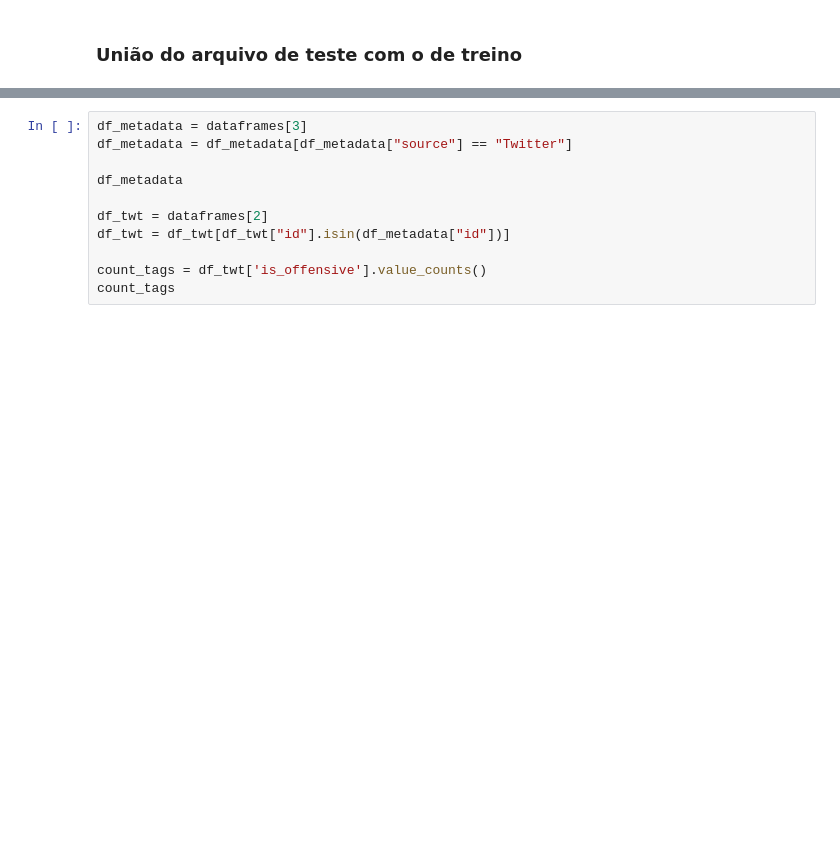
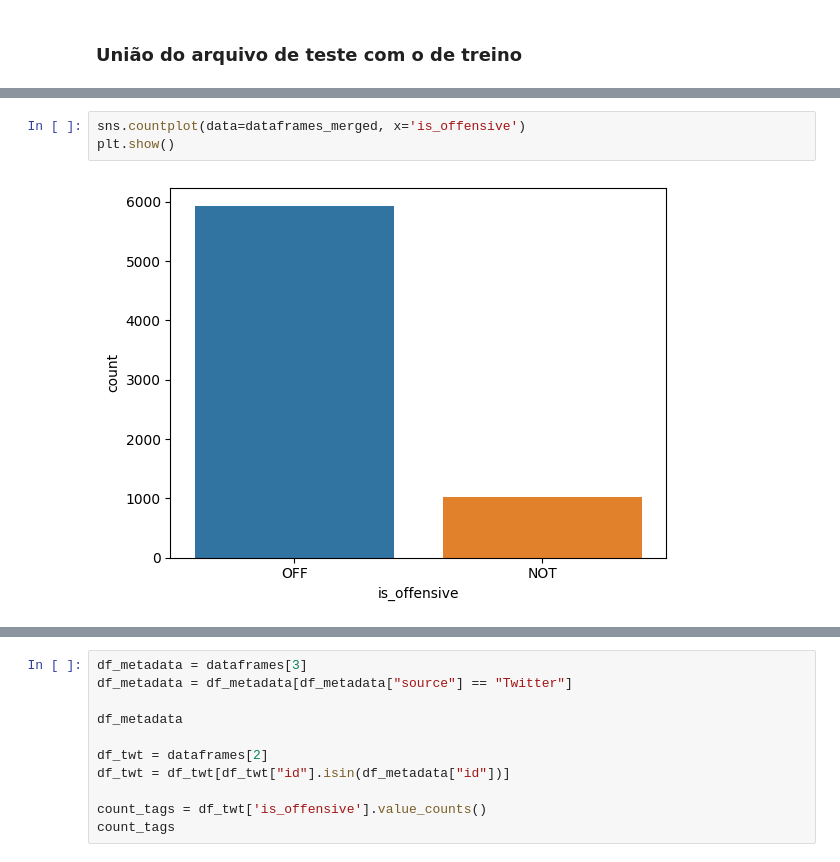
Before and after one commit to duvrdx/twitter_hate_speech, a Jupyter notebook: dataset_analysisv2.ipynb, the cells around one changed output, grey strips where cells are left out. Cells and saved outputs as stored; diff of their text form; blank space fills up the shorter version.

```diff
--- a/dataset_analysisv2.ipynb
+++ b/dataset_analysisv2.ipynb
@@ -61,0 +57,5 @@ dataframes_merged = pd.concat([dataframes[0], dataframes[2]])
+# %%
+sns.countplot(data=dataframes_merged, x='is_offensive')
+plt.show()
+# %% [output]
+[figure, added]
```
Also changed, not shown: parts of 8 cells of this notebook.
